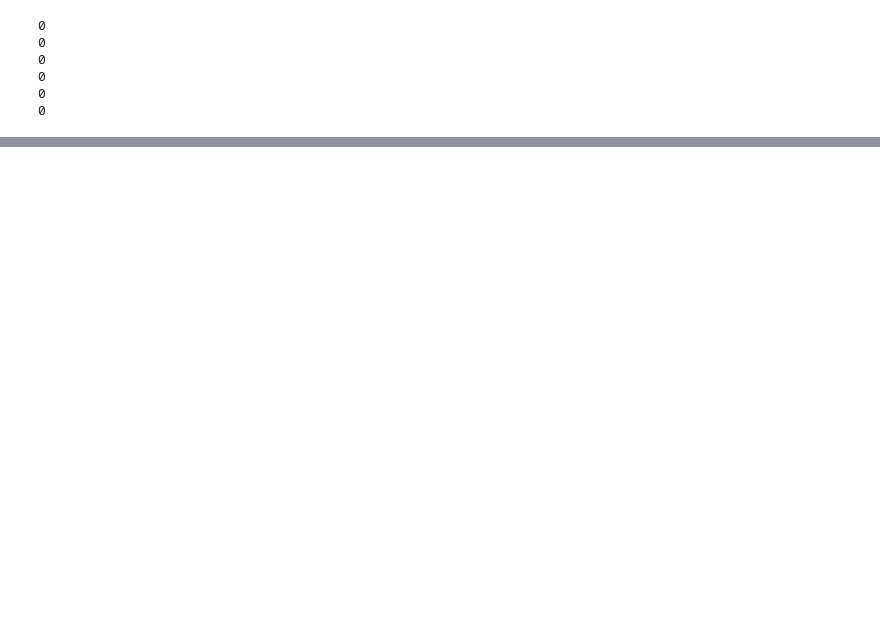
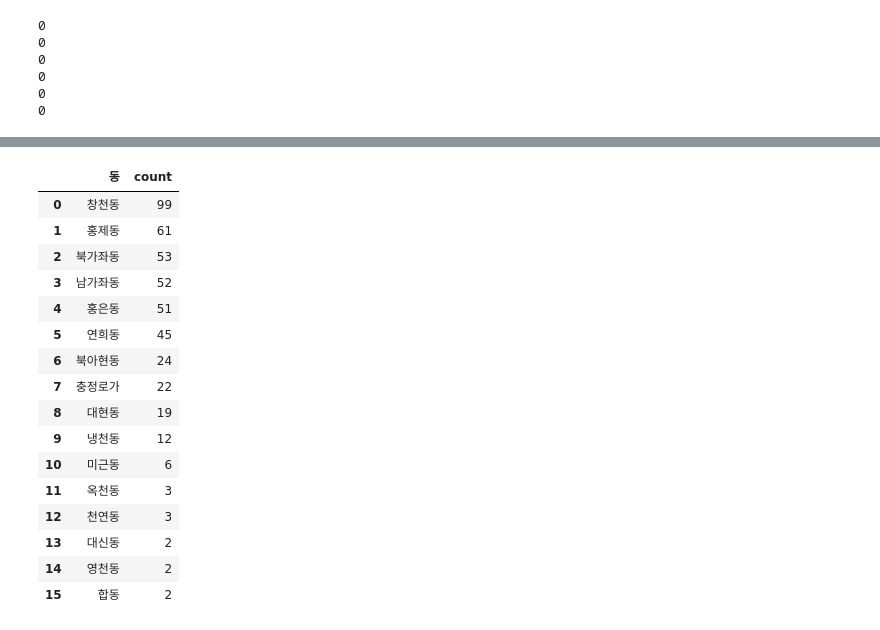
Before and after one commit to lth0813/SeSAC-LECTURE, a Jupyter notebook: 과제/MP3/MP3.ipynb, the cells around one changed output, grey strips where cells are left out. Saved outputs shown, nothing was run; the diff lists cells and outputs as text; code cells hidden in the pictures; blank space fills up the shorter version.

```diff
--- a/과제/MP3/MP3.ipynb
+++ b/과제/MP3/MP3.ipynb
@@ -150,0 +148,21 @@ df[df["동"] == "지하2층("]
+# %%
+graph_data = df[df["구"] == "서대문구"]["동"].value_counts().reset_index()
+graph_data
+# %% [output]
+|  | 동 | count |
+| 0 | 창천동 | 99 |
+| 1 | 홍제동 | 61 |
+| 2 | 북가좌동 | 53 |
+| 3 | 남가좌동 | 52 |
+| 4 | 홍은동 | 51 |
+| 5 | 연희동 | 45 |
+| 6 | 북아현동 | 24 |
+| 7 | 충정로가 | 22 |
+| 8 | 대현동 | 19 |
+| 9 | 냉천동 | 12 |
+| 10 | 미근동 | 6 |
+| 11 | 옥천동 | 3 |
+| 12 | 천연동 | 3 |
+| 13 | 대신동 | 2 |
+| 14 | 영천동 | 2 |
+| 15 | 합동 | 2 |
```
Also changed, not shown: parts of 11 cells of this notebook, 1 other file.
